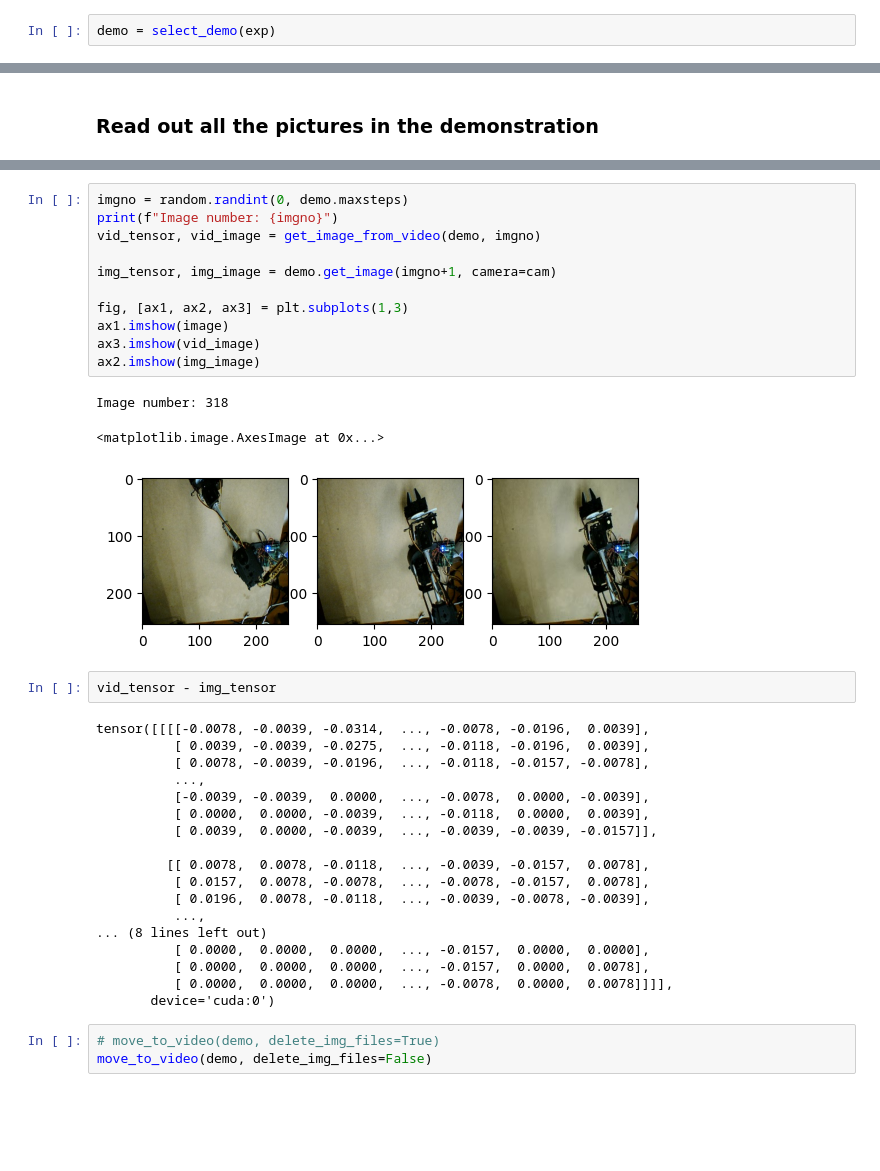
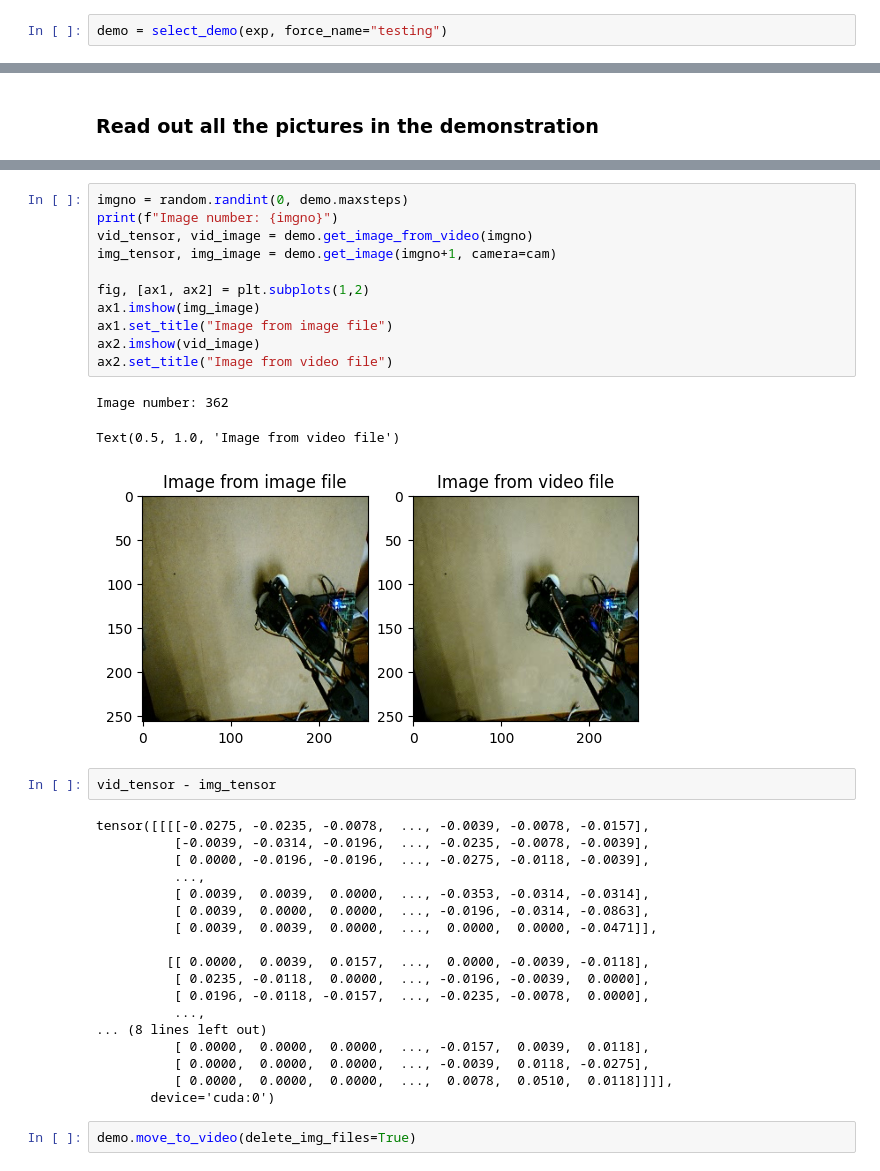
Before and after one commit to lboloni/BerryPicker, a Jupyter notebook: src/demonstration/Demonstration_Explore.ipynb, the cells around one changed output, grey strips where cells are left out. Drawn from its saved outputs; the diff is of its cells as text; blank space fills up the shorter version.

Commit message:
Demonstration supporting video.

```diff
--- a/src/demonstration/Demonstration_Explore.ipynb
+++ b/src/demonstration/Demonstration_Explore.ipynb
@@ -44,3 +34,3 @@ print(demos)
 # %%
-demo = select_demo(exp)
+demo = select_demo(exp, force_name="testing")
 # %% [output]
@@ -142,38 +73,37 @@ def get_image_from_video(demo: Demonstration, i, camera=None, cache=False):
 # %%
 imgno = random.randint(0, demo.maxsteps)
 print(f"Image number: {imgno}")
-vid_tensor, vid_image = get_image_from_video(demo, imgno)
-
+vid_tensor, vid_image = demo.get_image_from_video(imgno)
 img_tensor, img_image = demo.get_image(imgno+1, camera=cam)
 
-fig, [ax1, ax2, ax3] = plt.subplots(1,3)
-ax1.imshow(image)
-ax3.imshow(vid_image)
-ax2.imshow(img_image)
+fig, [ax1, ax2] = plt.subplots(1,2)
+ax1.imshow(img_image)
+ax1.set_title("Image from image file")
+ax2.imshow(vid_image)
+ax2.set_title("Image from video file")
 # %% [output]
-Image number: 318
+Image number: 362
-<matplotlib.image.AxesImage at 0x...>
+Text(0.5, 1.0, 'Image from video file')
-[figure, old version]
+[figure, new version]
 # %%
 vid_tensor - img_tensor
 # %% [output]
-tensor([[[[-0.0078, -0.0039, -0.0314,  ..., -0.0078, -0.0196,  0.0039],
-          [ 0.0039, -0.0039, -0.0275,  ..., -0.0118, -0.0196,  0.0039],
-          [ 0.0078, -0.0039, -0.0196,  ..., -0.0118, -0.0157, -0.0078],
+tensor([[[[-0.0275, -0.0235, -0.0078,  ..., -0.0039, -0.0078, -0.0157],
+          [-0.0039, -0.0314, -0.0196,  ..., -0.0235, -0.0078, -0.0039],
+          [ 0.0000, -0.0196, -0.0196,  ..., -0.0275, -0.0118, -0.0039],
           ...,
-          [-0.0039, -0.0039,  0.0000,  ..., -0.0078,  0.0000, -0.0039],
-          [ 0.0000,  0.0000, -0.0039,  ..., -0.0118,  0.0000,  0.0039],
-          [ 0.0039,  0.0000, -0.0039,  ..., -0.0039, -0.0039, -0.0157]],
+          [ 0.0039,  0.0039,  0.0000,  ..., -0.0353, -0.0314, -0.0314],
+          [ 0.0039,  0.0000,  0.0000,  ..., -0.0196, -0.0314, -0.0863],
+          [ 0.0039,  0.0039,  0.0000,  ...,  0.0000,  0.0000, -0.0471]],
 
-         [[ 0.0078,  0.0078, -0.0118,  ..., -0.0039, -0.0157,  0.0078],
-          [ 0.0157,  0.0078, -0.0078,  ..., -0.0078, -0.0157,  0.0078],
-          [ 0.0196,  0.0078, -0.0118,  ..., -0.0039, -0.0078, -0.0039],
+         [[ 0.0000,  0.0039,  0.0157,  ...,  0.0000, -0.0039, -0.0118],
+          [ 0.0235, -0.0118,  0.0000,  ..., -0.0196, -0.0039,  0.0000],
+          [ 0.0196, -0.0118, -0.0157,  ..., -0.0235, -0.0078,  0.0000],
           ...,
 ... (8 lines left out)
-          [ 0.0000,  0.0000,  0.0000,  ..., -0.0157,  0.0000,  0.0000],
-          [ 0.0000,  0.0000,  0.0000,  ..., -0.0157,  0.0000,  0.0078],
-          [ 0.0000,  0.0000,  0.0000,  ..., -0.0078,  0.0000,  0.0078]]]],
+          [ 0.0000,  0.0000,  0.0000,  ..., -0.0157,  0.0039,  0.0118],
+          [ 0.0000,  0.0000,  0.0000,  ..., -0.0039,  0.0118, -0.0275],
+          [ 0.0000,  0.0000,  0.0000,  ...,  0.0078,  0.0510,  0.0118]]]],
        device='cuda:0')
-# %%
-# move_to_video(demo, delete_img_files=True)
-move_to_video(demo, delete_img_files=False)
+# %%
+demo.move_to_video(delete_img_files=True)
```
Also changed, not shown: parts of 9 cells of this notebook, 1 other file.
